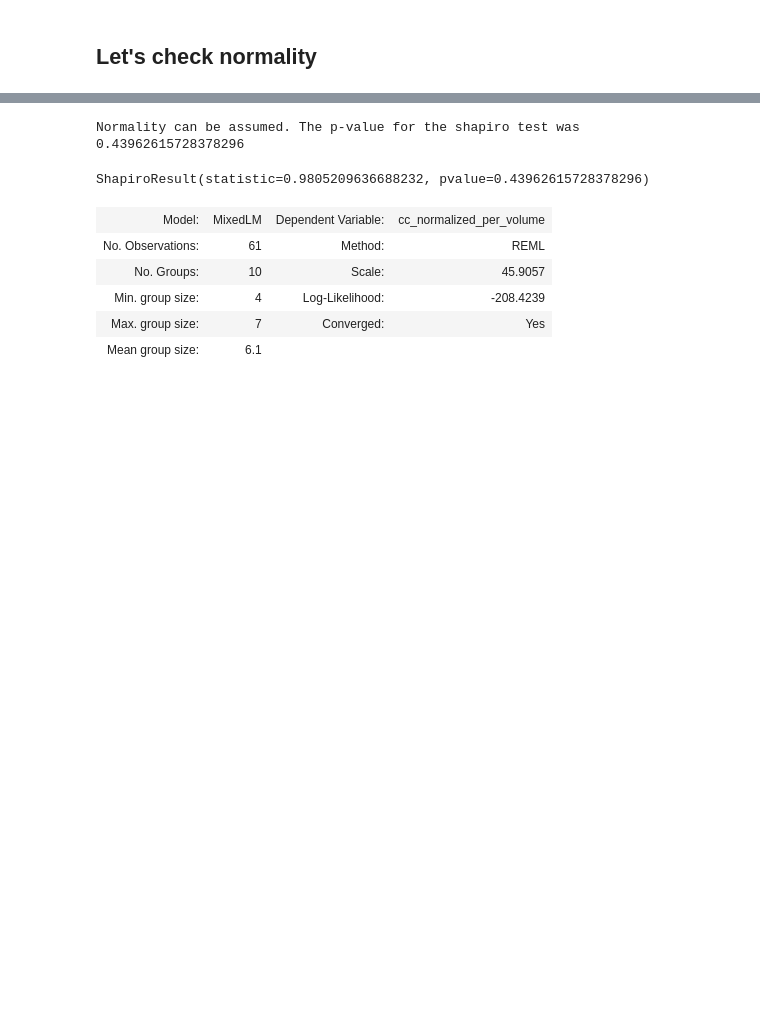
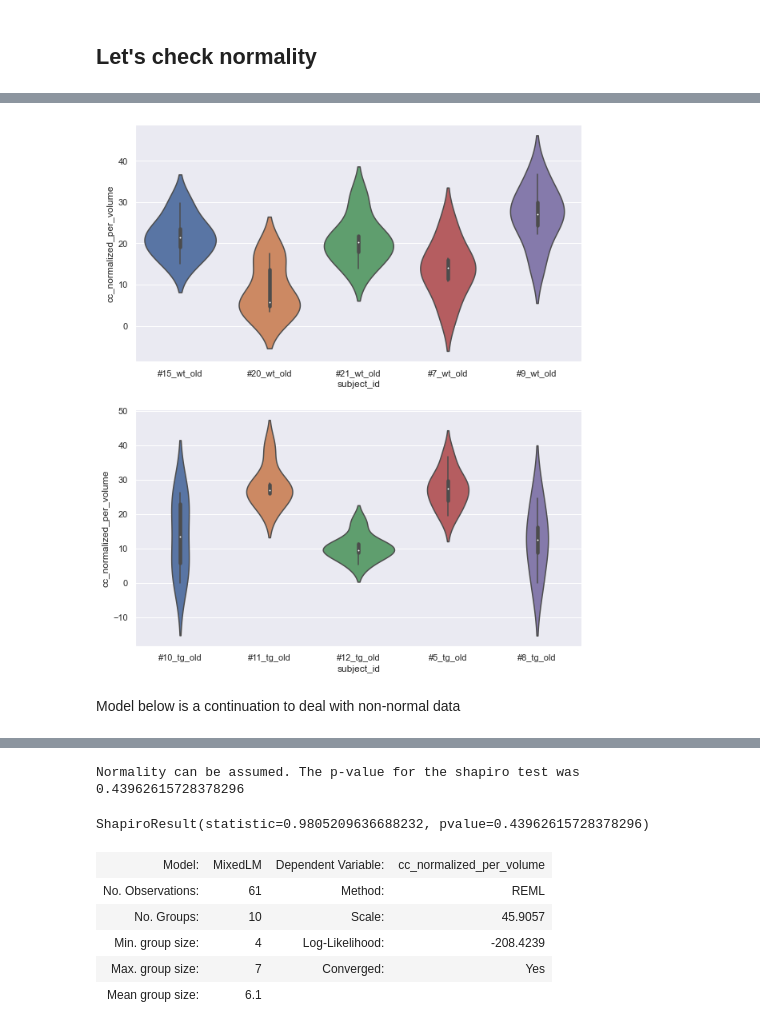
Before and after one commit to DennisDoll/DCLmeetsRETUNE, a Jupyter notebook: image_analysis_pipeline/Data_exploration_and_assumptions.ipynb, the cells around one changed output, grey strips where cells are left out. Saved outputs shown, nothing was run; the diff lists cells and outputs as text; code cells hidden in the pictures; blank space fills up the shorter version.

```diff
--- a/image_analysis_pipeline/Data_exploration_and_assumptions.ipynb
+++ b/image_analysis_pipeline/Data_exploration_and_assumptions.ipynb
@@ -26,7 +26,7 @@ import statistics
 # %% [markdown]
 ## Load and Prepare the Data
 # %%
-df = pd.read_csv('/mnt/c/Users/dsege/TEMP/counted_cells.csv')
+df = pd.read_csv('counted_cells.csv')
 # %%
 df.tail(10)
 # %% [output]
@@ -82,3 +84,16 @@ else:
+# %%
+def plot_fixed_effect_varriance(data: pd.DataFrame, dv_col: str, fixed_effects_col: str, random_effects_col: str) -> plt:
+    fig = plt.figure(figsize=(10,12), facecolor='white')
+    gs = fig.add_gridspec(2, 1)
+    ax1 = fig.add_subplot(gs[0,0])
+    sns.violinplot(data = data[data[fixed_effects_col] == 'wt'], x=random_effects_col, y=dv_col, ax = ax1)
+    ax2 = fig.add_subplot(gs[1,0])
+    sns.violinplot(data = data[data[fixed_effects_col] == 'tg'], x=random_effects_col, y=dv_col, ax = ax2)
+    plt.show()
+# %%
+plot_fixed_effect_varriance(data = df, dv_col = 'cc_normalized_per_volume', fixed_effects_col = 'group_id', random_effects_col = 'subject_id')
+# %% [output]
+[figure, added]
 # %%
 # Example how the bigger picture could look like
 def compute_statistics(data: pd.DataFrame, dv_col: str, distribution_type: Optional[str]=None) -> Dict:
@@ -89,3 +108,5 @@ def compute_statistics(data: pd.DataFrame, dv_col: str, distribution_type: Optio
         # exit if distribution_type == None:
             # exit
         # if defined: adjusted_model = create_adjusted_model(data, distribution_type
+# %% [markdown]
+Model below is a continuation to deal with non-normal data
```
Also changed, not shown: parts of 24 cells of this notebook, 1 other file.
